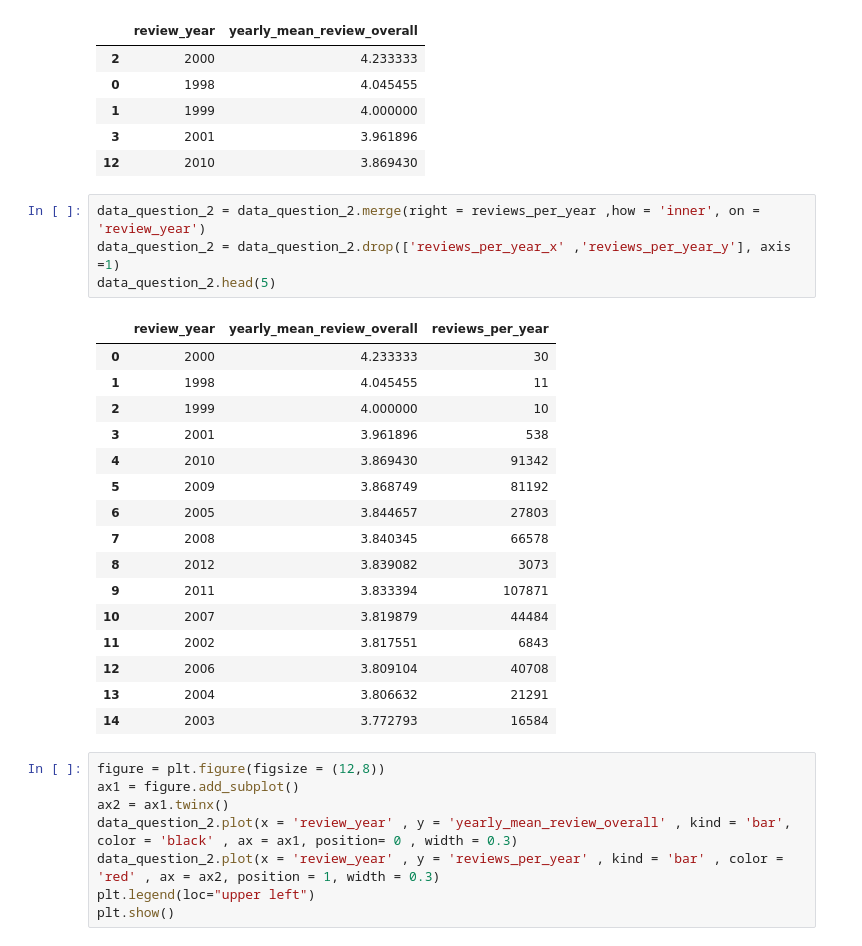
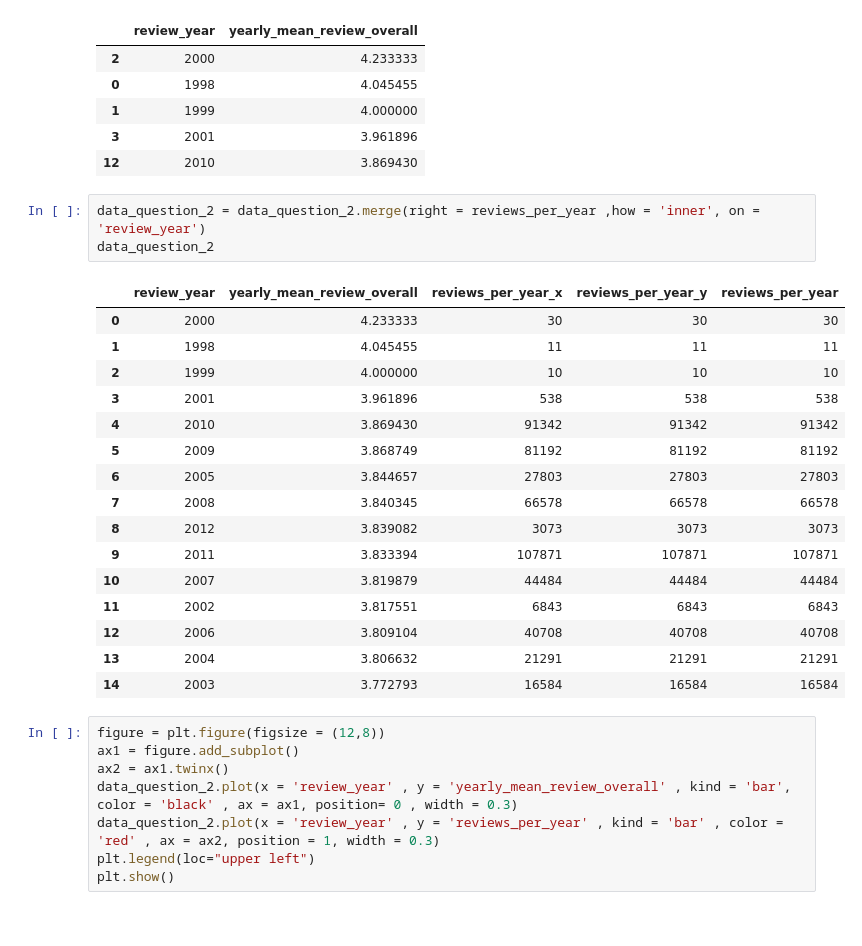
Before and after one commit to tugceturkkal/Data-Projects, a Jupyter notebook: Beer Data Analysis.ipynb, the cells around one changed output. Cells and saved outputs as stored; diff of their text form.

Commit message:
Beer Data Analysis

```diff
--- a/Beer Data Analysis.ipynb
+++ b/Beer Data Analysis.ipynb
@@ -207,25 +207,24 @@ data_question_2.head(5)
 | 12 | 2010 | 3.869430 |
 # %%
 data_question_2 = data_question_2.merge(right = reviews_per_year ,how = 'inner', on = 'review_year')
-data_question_2 = data_question_2.drop(['reviews_per_year_x' ,'reviews_per_year_y'], axis =1)
-data_question_2.head(5)
+data_question_2
 # %% [output]
-|  | review_year | yearly_mean_review_overall | reviews_per_year |
-| 0 | 2000 | 4.233333 | 30 |
-| 1 | 1998 | 4.045455 | 11 |
-| 2 | 1999 | 4.000000 | 10 |
-| 3 | 2001 | 3.961896 | 538 |
-| 4 | 2010 | 3.869430 | 91342 |
-| 5 | 2009 | 3.868749 | 81192 |
-| 6 | 2005 | 3.844657 | 27803 |
-| 7 | 2008 | 3.840345 | 66578 |
-| 8 | 2012 | 3.839082 | 3073 |
-| 9 | 2011 | 3.833394 | 107871 |
-| 10 | 2007 | 3.819879 | 44484 |
-| 11 | 2002 | 3.817551 | 6843 |
-| 12 | 2006 | 3.809104 | 40708 |
-| 13 | 2004 | 3.806632 | 21291 |
-| 14 | 2003 | 3.772793 | 16584 |
+|  | review_year | yearly_mean_review_overall | reviews_per_year_x | reviews_per_year_y | reviews_per_year |
+| 0 | 2000 | 4.233333 | 30 | 30 | 30 |
+| 1 | 1998 | 4.045455 | 11 | 11 | 11 |
+| 2 | 1999 | 4.000000 | 10 | 10 | 10 |
+| 3 | 2001 | 3.961896 | 538 | 538 | 538 |
+| 4 | 2010 | 3.869430 | 91342 | 91342 | 91342 |
+| 5 | 2009 | 3.868749 | 81192 | 81192 | 81192 |
+| 6 | 2005 | 3.844657 | 27803 | 27803 | 27803 |
+| 7 | 2008 | 3.840345 | 66578 | 66578 | 66578 |
+| 8 | 2012 | 3.839082 | 3073 | 3073 | 3073 |
+| 9 | 2011 | 3.833394 | 107871 | 107871 | 107871 |
+| 10 | 2007 | 3.819879 | 44484 | 44484 | 44484 |
+| 11 | 2002 | 3.817551 | 6843 | 6843 | 6843 |
+| 12 | 2006 | 3.809104 | 40708 | 40708 | 40708 |
+| 13 | 2004 | 3.806632 | 21291 | 21291 | 21291 |
+| 14 | 2003 | 3.772793 | 16584 | 16584 | 16584 |
 # %%
 figure = plt.figure(figsize = (12,8))
 ax1 = figure.add_subplot()
```
Also changed, not shown: parts of 6 cells of this notebook.
